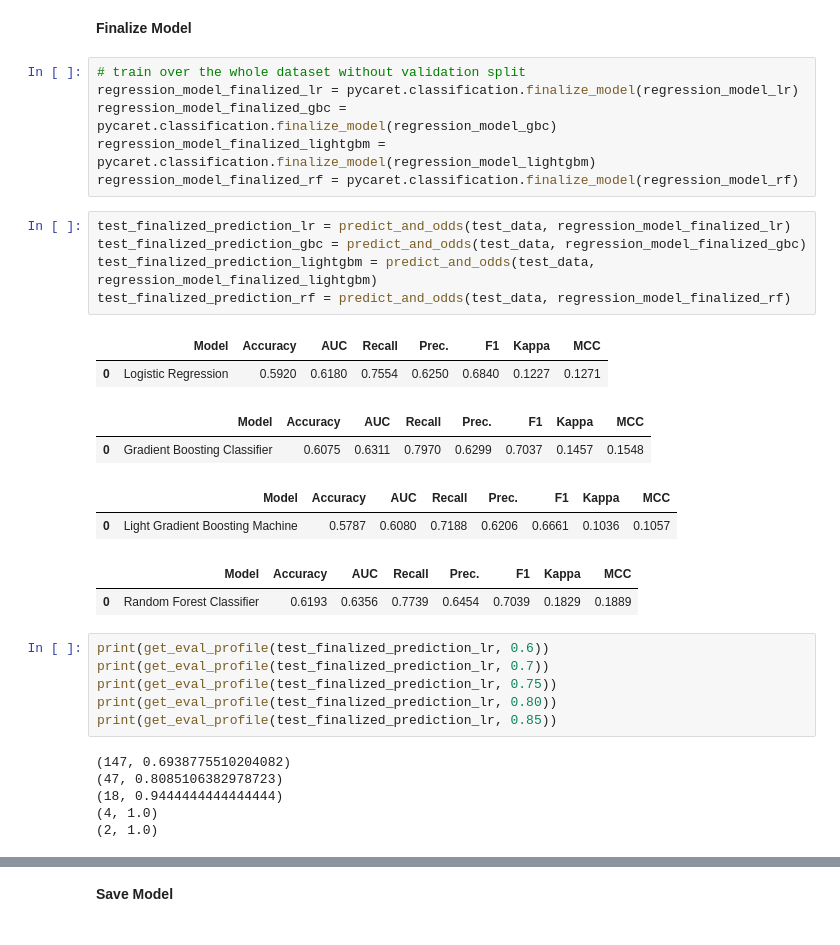
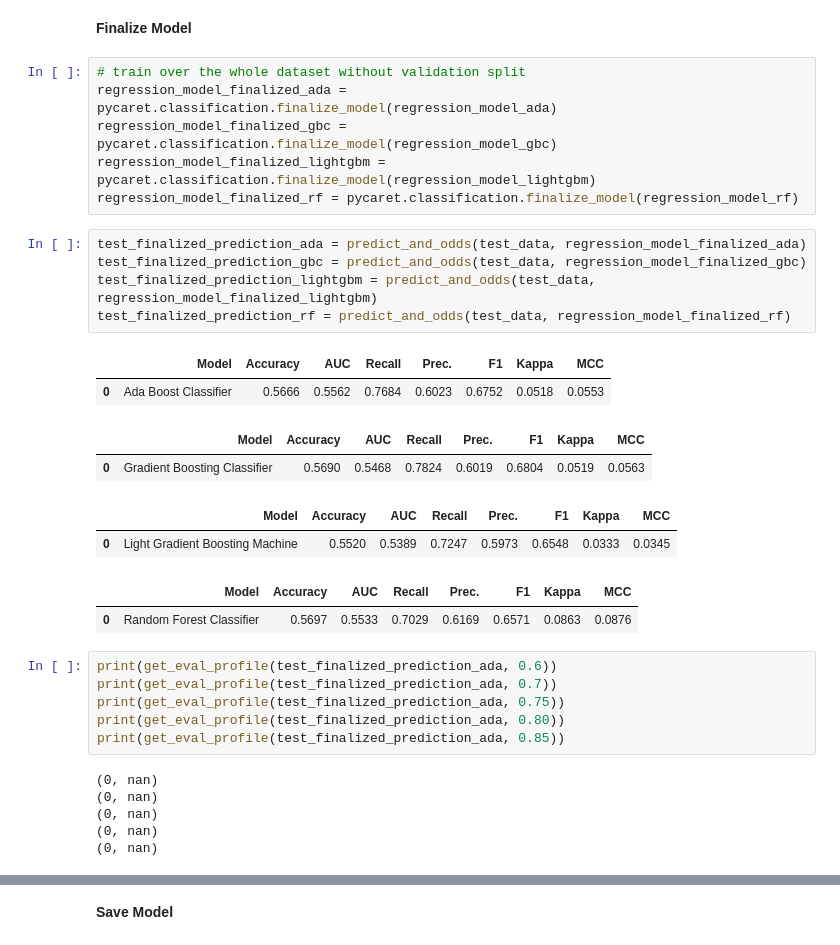
Before and after one commit to sculd/mlb-props, a Jupyter notebook: model_training_run.ipynb, the cells around one changed output, grey strips where cells are left out. Drawn from its saved outputs; the diff is of its cells as text.

```diff
--- a/model_training_run.ipynb
+++ b/model_training_run.ipynb
@@ -420,36 +370,36 @@ print(get_eval_profile(test_prediction_rf, 0.85))
 **Finalize Model**
 # %%
 # train over the whole dataset without validation split
-regression_model_finalized_lr = pycaret.classification.finalize_model(regression_model_lr)
+regression_model_finalized_ada = pycaret.classification.finalize_model(regression_model_ada)
 regression_model_finalized_gbc = pycaret.classification.finalize_model(regression_model_gbc)
 regression_model_finalized_lightgbm = pycaret.classification.finalize_model(regression_model_lightgbm)
 regression_model_finalized_rf = pycaret.classification.finalize_model(regression_model_rf)
 # %%
-test_finalized_prediction_lr = predict_and_odds(test_data, regression_model_finalized_lr)
+test_finalized_prediction_ada = predict_and_odds(test_data, regression_model_finalized_ada)
 test_finalized_prediction_gbc = predict_and_odds(test_data, regression_model_finalized_gbc)
 test_finalized_prediction_lightgbm = predict_and_odds(test_data, regression_model_finalized_lightgbm)
 test_finalized_prediction_rf = predict_and_odds(test_data, regression_model_finalized_rf)
 # %% [output]
 |  | Model | Accuracy | AUC | Recall | Prec. | F1 | Kappa | MCC |
-| 0 | Logistic Regression | 0.5920 | 0.6180 | 0.7554 | 0.6250 | 0.6840 | 0.1227 | 0.1271 |
+| 0 | Ada Boost Classifier | 0.5666 | 0.5562 | 0.7684 | 0.6023 | 0.6752 | 0.0518 | 0.0553 |
 |  | Model | Accuracy | AUC | Recall | Prec. | F1 | Kappa | MCC |
-| 0 | Gradient Boosting Classifier | 0.6075 | 0.6311 | 0.7970 | 0.6299 | 0.7037 | 0.1457 | 0.1548 |
+| 0 | Gradient Boosting Classifier | 0.5690 | 0.5468 | 0.7824 | 0.6019 | 0.6804 | 0.0519 | 0.0563 |
 |  | Model | Accuracy | AUC | Recall | Prec. | F1 | Kappa | MCC |
-| 0 | Light Gradient Boosting Machine | 0.5787 | 0.6080 | 0.7188 | 0.6206 | 0.6661 | 0.1036 | 0.1057 |
+| 0 | Light Gradient Boosting Machine | 0.5520 | 0.5389 | 0.7247 | 0.5973 | 0.6548 | 0.0333 | 0.0345 |
 |  | Model | Accuracy | AUC | Recall | Prec. | F1 | Kappa | MCC |
-| 0 | Random Forest Classifier | 0.6193 | 0.6356 | 0.7739 | 0.6454 | 0.7039 | 0.1829 | 0.1889 |
+| 0 | Random Forest Classifier | 0.5697 | 0.5533 | 0.7029 | 0.6169 | 0.6571 | 0.0863 | 0.0876 |
 # %%
-print(get_eval_profile(test_finalized_prediction_lr, 0.6))
-print(get_eval_profile(test_finalized_prediction_lr, 0.7))
-print(get_eval_profile(test_finalized_prediction_lr, 0.75))
-print(get_eval_profile(test_finalized_prediction_lr, 0.80))
-print(get_eval_profile(test_finalized_prediction_lr, 0.85))
+print(get_eval_profile(test_finalized_prediction_ada, 0.6))
+print(get_eval_profile(test_finalized_prediction_ada, 0.7))
+print(get_eval_profile(test_finalized_prediction_ada, 0.75))
+print(get_eval_profile(test_finalized_prediction_ada, 0.80))
+print(get_eval_profile(test_finalized_prediction_ada, 0.85))
 # %% [output]
-(147, 0.6938775510204082)
-(47, 0.8085106382978723)
-(18, 0.9444444444444444)
-(4, 1.0)
-(2, 1.0)
+(0, nan)
+(0, nan)
+(0, nan)
+(0, nan)
+(0, nan)
 # %%
 print(get_eval_profile(test_finalized_prediction_gbc, 0.6))
 print(get_eval_profile(test_finalized_prediction_gbc, 0.7))
```
Also changed, not shown: parts of 30 cells of this notebook, 2 other files.
